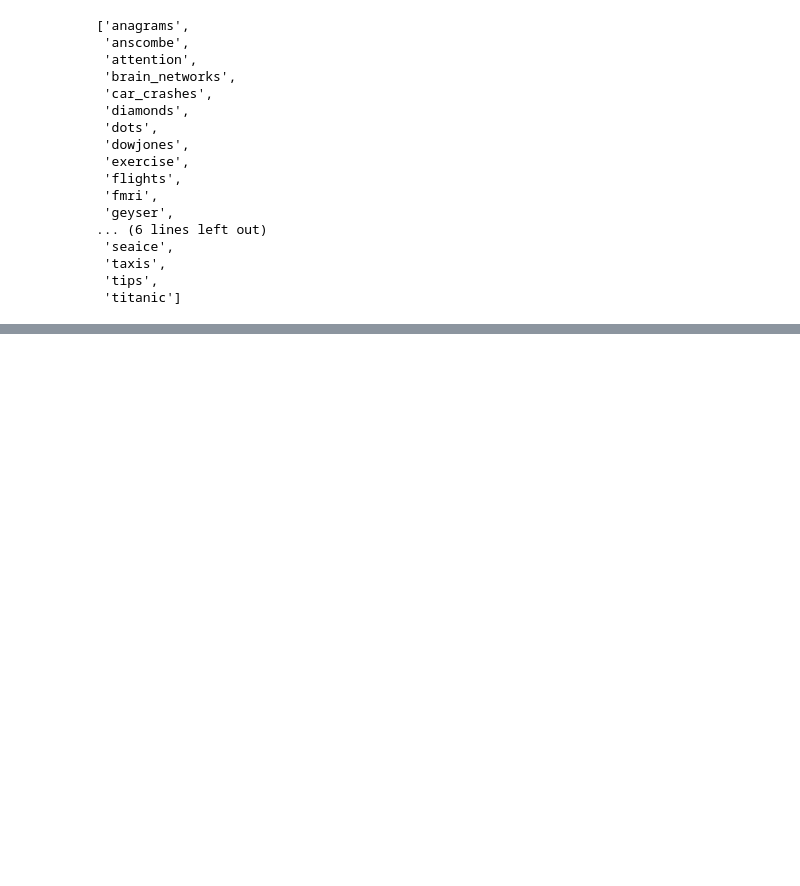
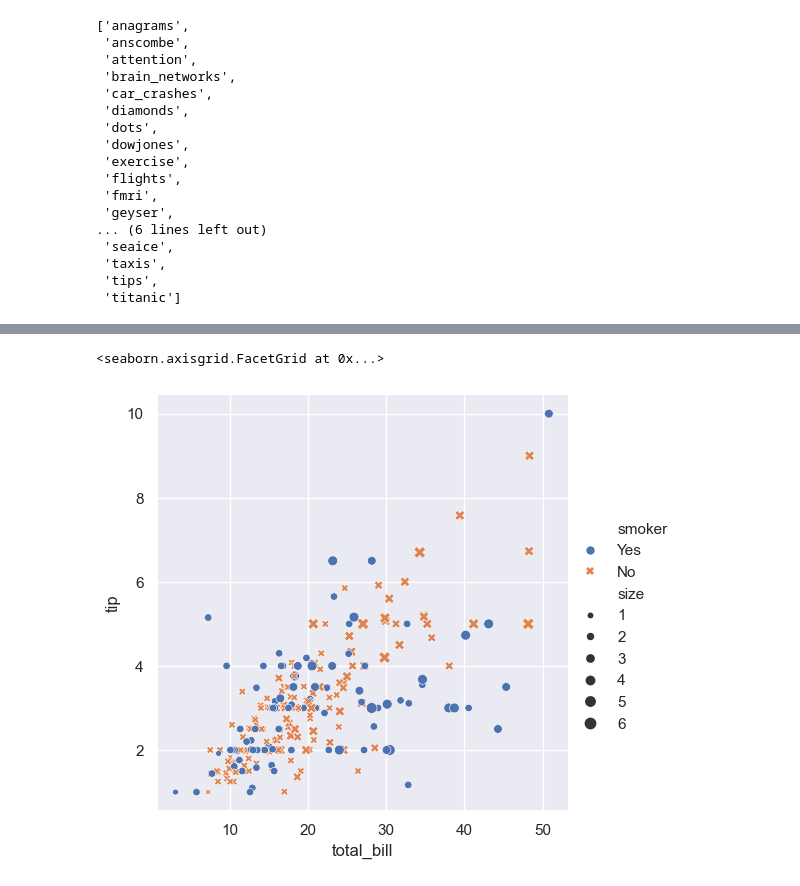
Before and after one commit to narayan-0307/AI-ML-Engineer, a Jupyter notebook: Day-11/seaborn_tutorials.ipynb, the cells around one changed output, grey strips where cells are left out. Drawn from its saved outputs; the diff is of its cells as text; code cells hidden in the pictures; blank space fills up the shorter version.

Commit message:
Add the another lecture - Visualization: Seaborn & Matplotlib

```diff
--- a/Day-11/seaborn_tutorials.ipynb
+++ b/Day-11/seaborn_tutorials.ipynb
@@ -31,0 +47,14 @@ print(type(tips))
+# %%
+sns.set_theme(style="darkgrid")
+
+sns.relplot(
+    data=tips,
+    x="total_bill",
+    y = "tip",
+    hue="smoker",
+    size="size",
+    style="smoker"
+)
+# %% [output]
+<seaborn.axisgrid.FacetGrid at 0x...>
+[figure, added]
```
Also changed, not shown: parts of 10 cells of this notebook, 12 other files.
